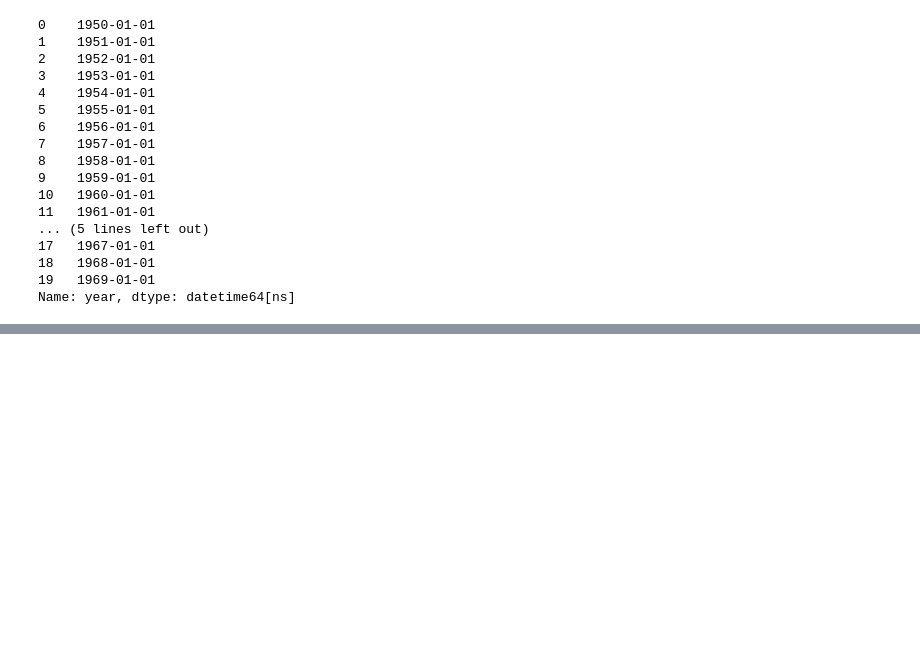
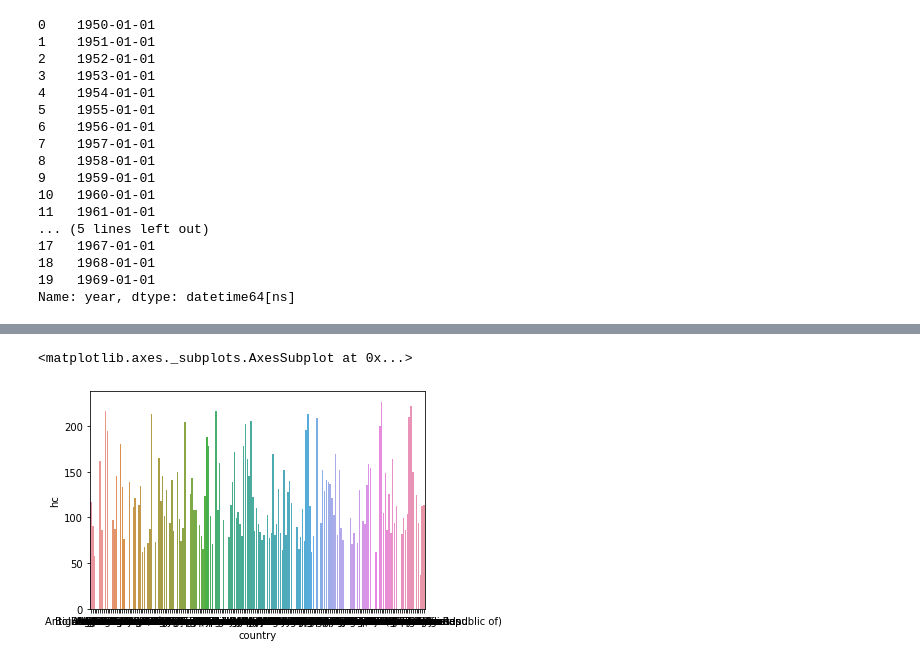
Before and after one commit to wassanchez/DS_Brayan_Andru, a Jupyter notebook: cuarta.ipynb, the cells around one changed output, grey strips where cells are left out. Drawn from its saved outputs; the diff is of its cells as text; code cells hidden in the pictures; blank space fills up the shorter version.

```diff
--- a/cuarta.ipynb
+++ b/cuarta.ipynb
@@ -187,0 +278,7 @@ dtype: object
+# %%
+df_f1 = df.groupby('country').sum().reset_index()
+df_f1
+sns.barplot(x=df_f1['country'], y=df_f1['hc'])
+# %% [output]
+<matplotlib.axes._subplots.AxesSubplot at 0x...>
+[figure, added]
```
Also changed, not shown: parts of 19 cells of this notebook.
